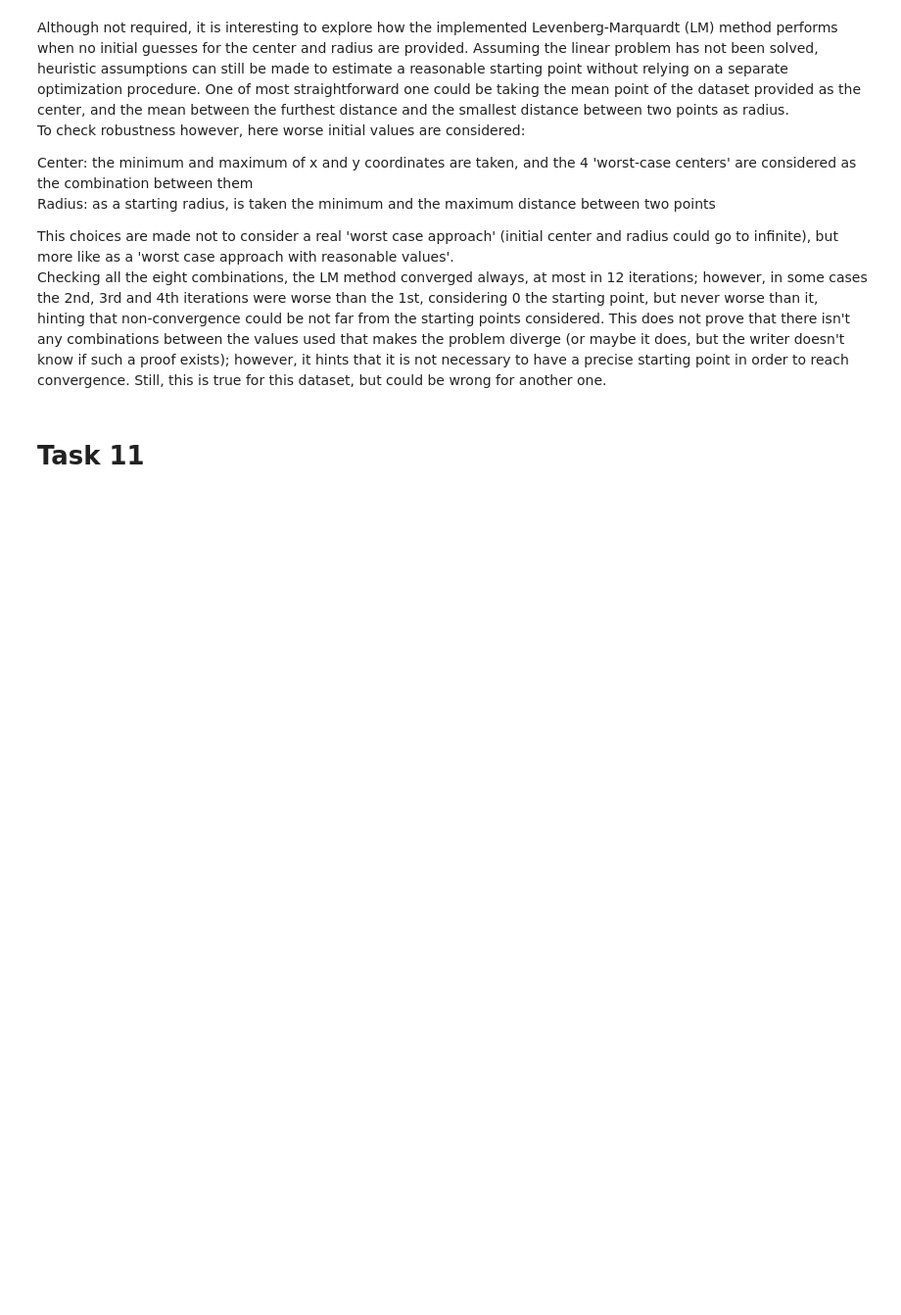
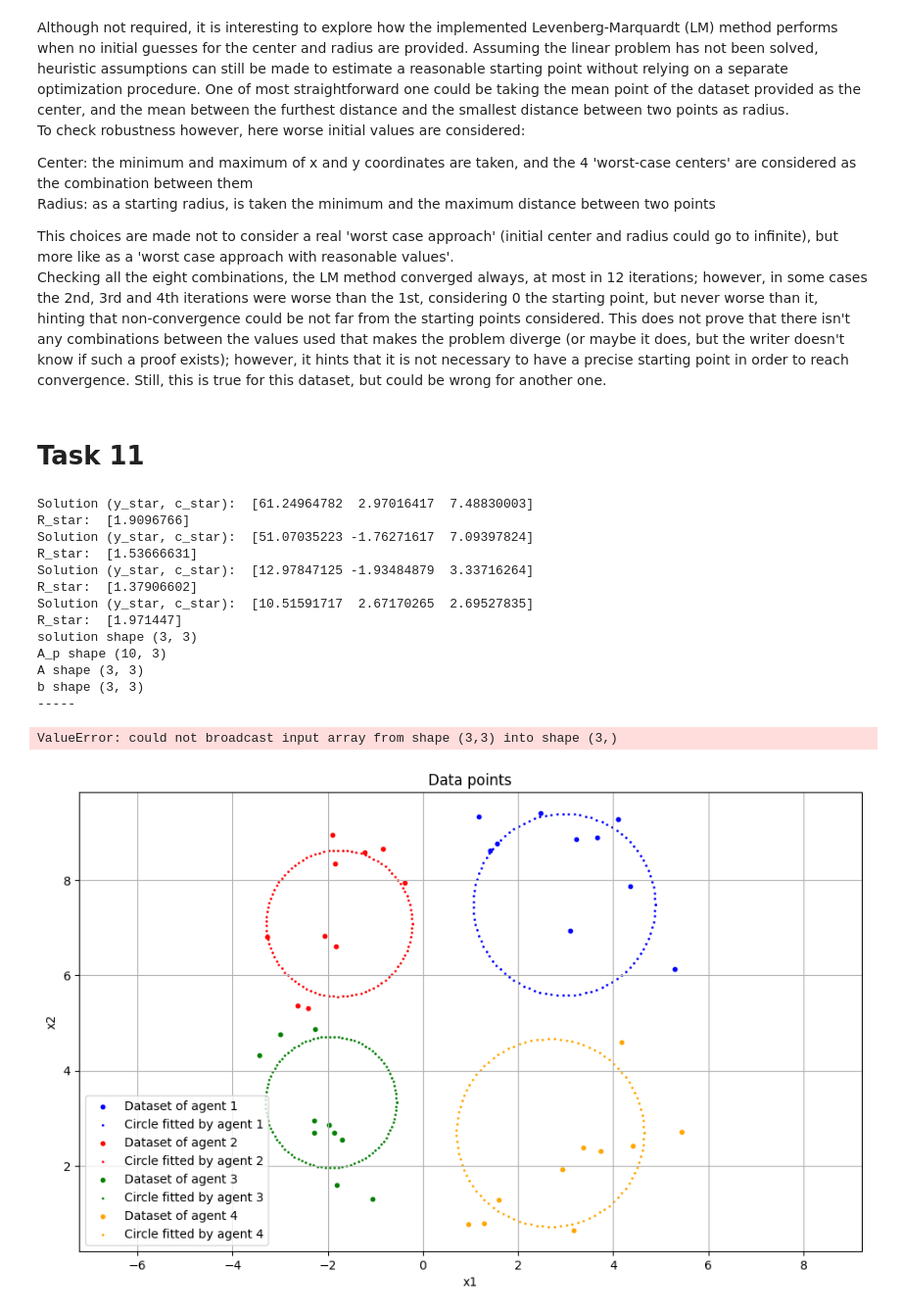
Before and after one commit to Matteo7100/OA-project, a Jupyter notebook: project_notebook.ipynb, the cells around one changed output. Shown: that part at 98% size. Drawn from its saved outputs; the diff is of its cells as text; code cells hidden in the pictures; blank space fills up the shorter version.

```diff
--- a/project_notebook.ipynb
+++ b/project_notebook.ipynb
@@ -640,12 +645,13 @@ k = 1
 c = 100
 eps_ALM = 0.01
 eps_BCD = 0.01
-diff_ALM = np.inf
+diff_ALM = [np.inf for _ in agents]
+u_0_m = server.x_0
+
 # STEP 1: while cycle until the norm of the difference between x_0 and every x_p is less than eps_ALM
-while(diff_ALM > eps_ALM):
+while any(diff > eps_ALM for diff in diff_ALM):
 # STEP 2: initialize the variable of BCD -> m, u_0k
     diff_BCD = np.inf
-    u_0_m = server.x_0
     m = 1
 
     # STEP 3: while cycle until the norm of the difference between u_0_m and u_0_m-1 is less than eps_BCD
@@ -660,34 +666,49 @@ while(diff_ALM > eps_ALM):
             A_p[:,2] = -2*agent.data_points[1]
             b_p = np.array(np.linalg.norm(agent.data_points, axis = 0)**2).reshape(len(agent.data_points[0]),1)
 
             A = 2*A_p.T @ A_p + c*np.eye(3)
             b = 2*A_p.T @ b_p + agent.lamb + c*u_0_m
             solution = np.linalg.lstsq(A, b, rcond=None)[0]    # Note: dont sure that A is invertible -> use lstsq
             print("solution shape", solution.shape)
             print("A_p shape", A_p.shape)
             print("A shape", A.shape)
             print("b shape", b.shape)
             print("-----")
             u_p[i,] = solution
 
         # STEP 5: optimization for u_0
         # Note: derivative of Lagrangian set to 0 and solved for u_0
         for i, agent in enumerate(agents):
             u_0_m += (c*u_p[i,] - agent.lamb)/(len(agents)*c)
 
         diff_BCD = np.linalg.norm(u_0_m - u_0_m_1)
         m += 1
 
     # STEP 6: update x_0
     server.x_0 = u_0_m
     for i, agent in agents:
         agent.update(u_p[i,])
-    # STEP 7: update lambda
-    for i, agent in enumerate(agents):
+        # STEP 7: update lambda
         lamb = lamb +  c * (server.x_0 - agent.x_p[i,])
-
-    diff_ALM = np.min([np.linalg.norm(server.x_0 - agent.x_p) for agent in agents])
+        # STEP 8: update diff_ALM
+        diff_ALM[i] = (np.linalg.norm(server.x_0 - agent.x_p[i,])) / np.linalg.norm(server.x_0)
     k += 1
 
 # At this point we have the solution stre in server.x_0 and it corresponds to y and the coordinates of the center of the circle
 server.plot(plt)
+# %% [output]
+Solution (y_star, c_star):  [61.24964782  2.97016417  7.48830003]
+R_star:  [1.9096766]
+Solution (y_star, c_star):  [51.07035223 -1.76271617  7.09397824]
+R_star:  [1.53666631]
+Solution (y_star, c_star):  [12.97847125 -1.93484879  3.33716264]
+R_star:  [1.37906602]
+Solution (y_star, c_star):  [10.51591717  2.67170265  2.69527835]
+R_star:  [1.971447]
+solution shape (3, 3)
+A_p shape (10, 3)
+A shape (3, 3)
+b shape (3, 3)
+-----
+ValueError: could not broadcast input array from shape (3,3) into shape (3,)
+[figure, added]
```
Also changed, not shown: parts of 2 cells of this notebook, 1 other file.
